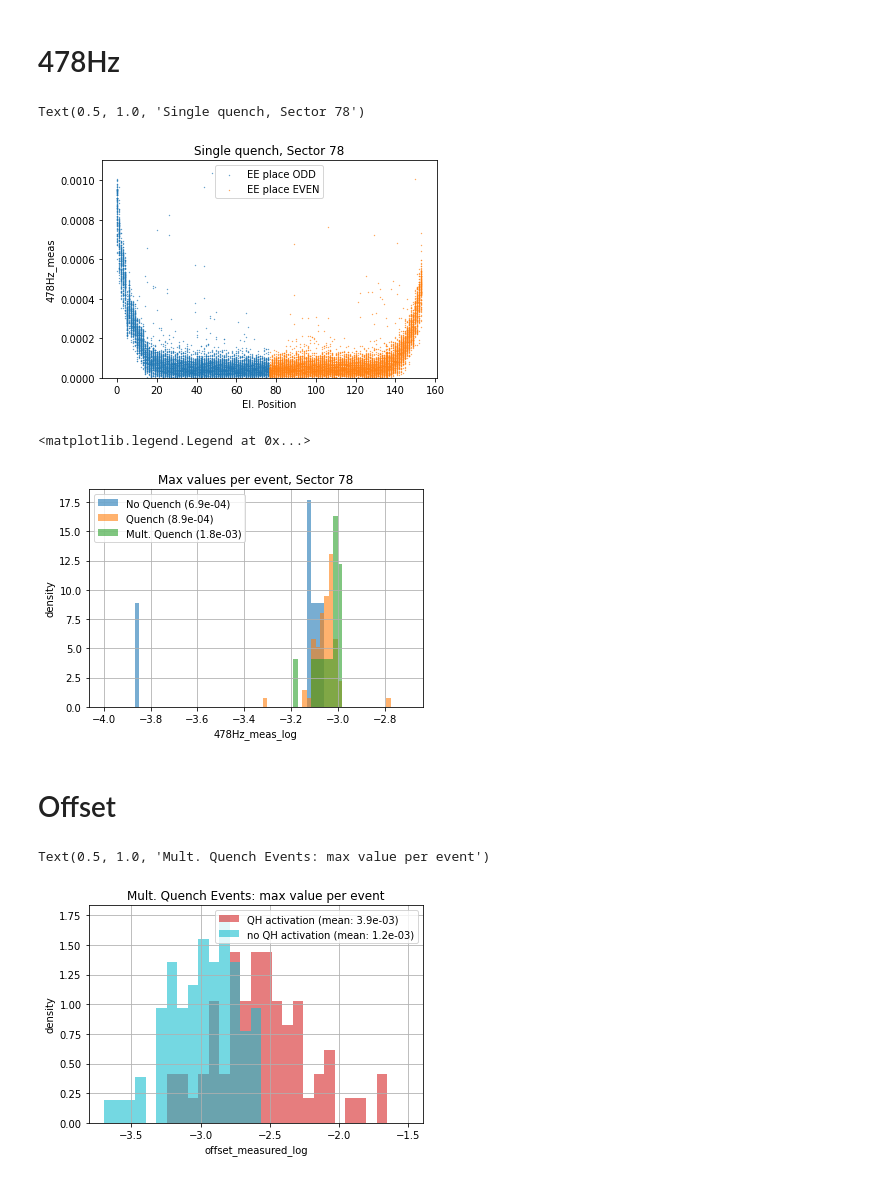
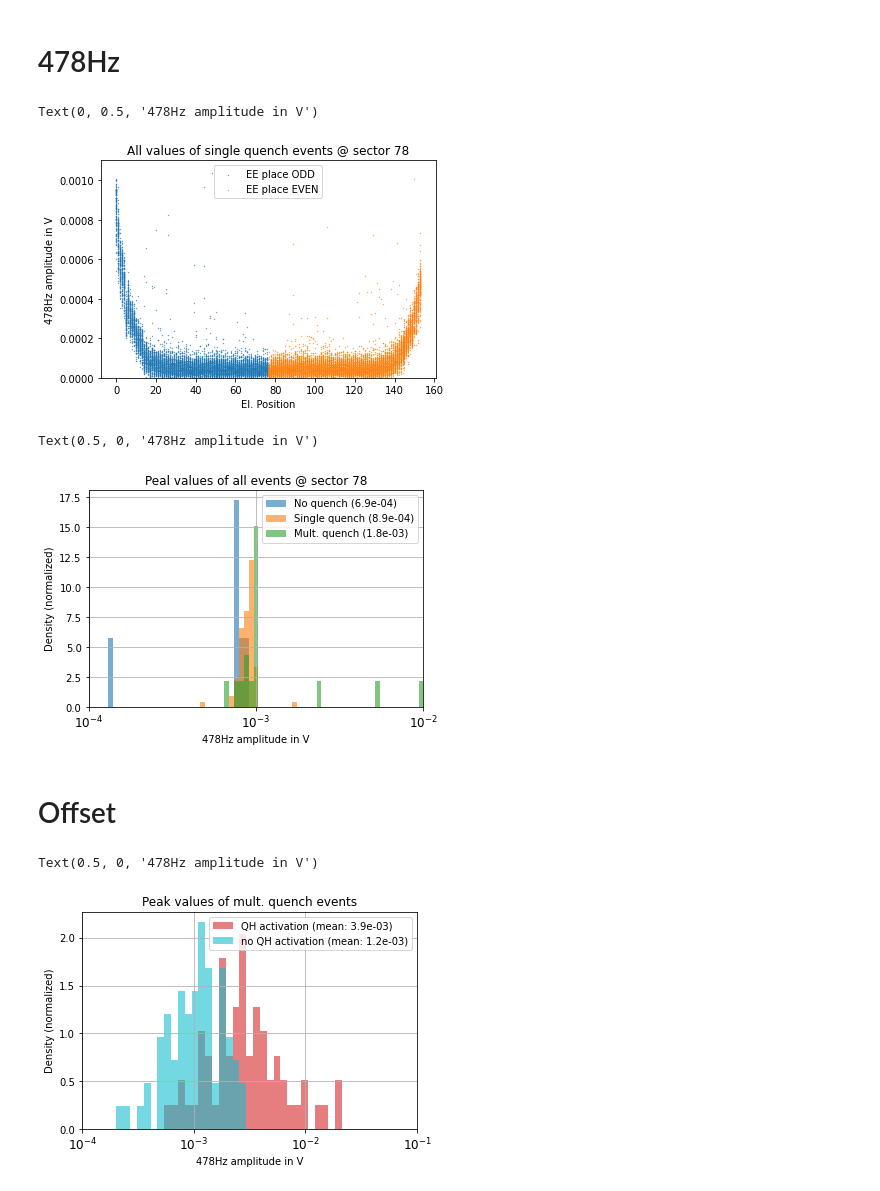
Before and after one commit to cobermai/lhc_anomaly_detection, a Jupyter notebook: notebooks/RB_FPA_FFT_NMF_component_correlation_V2.ipynb, the cells around one changed output. Cells and saved outputs as stored; diff of their text form; code cells hidden in the pictures.

```diff
--- a/notebooks/RB_FPA_FFT_NMF_component_correlation_V2.ipynb
+++ b/notebooks/RB_FPA_FFT_NMF_component_correlation_V2.ipynb
@@ -614,10 +704,11 @@ df_to_corr[df_to_corr['EE place_ODD']==0].plot.scatter(ax= ax, x="El. Position",
 
 plt.ylim((0,1.1e-3))
 
-plt.title("Single quench, Sector 78")
+plt.title("All values of single quench events @ sector 78")
+plt.ylabel("478Hz amplitude in V")
 # %% [output]
-Text(0.5, 1.0, 'Single quench, Sector 78')
+Text(0, 0.5, '478Hz amplitude in V')
-[figure, old version]
+[figure, new version]
 # %%
 column = "478Hz_meas"
 
@@ -632,38 +723,57 @@ df_q = df[(df["no_sec_q"]==1) & (df["is_snapshot"]==0)& circuit_bool& (df["Phys.
 df_mult_q = df[(df["no_sec_q"]==0) & (df["is_snapshot"]==0)& circuit_bool& (df["Phys. Dist. to Quench"] > 1) ].groupby("fpa_identifier")[column].max()
 
 fig, ax = plt.subplots()
-df_no_q_log.hist(ax=ax, bins=np.linspace(-4, -2.7,70), alpha=0.6, density =True, label=f"No Quench ({df_no_q.mean():.1e})")
-df_q_log.hist(ax=ax, bins=np.linspace(-4, -2.7,70), alpha=0.6, density =True, label=f"Quench ({df_q.mean():.1e})")
-df_mult_q_log.hist(ax=ax, bins=np.linspace(-4, -2.7,70), alpha=0.6, density =True, label=f"Mult. Quench ({df_mult_q.mean():.1e})")
+df_no_q_log.hist(ax=ax, bins=np.linspace(-4, -2,70), alpha=0.6, density =True, label=f"No quench ({df_no_q.mean():.1e})")
+df_q_log.hist(ax=ax, bins=np.linspace(-4, -2,70), alpha=0.6, density =True, label=f"Single quench ({df_q.mean():.1e})")
+df_mult_q_log.hist(ax=ax, bins=np.linspace(-4, -2,70), alpha=0.6, density =True, label=f"Mult. quench ({df_mult_q.mean():.1e})")
 
-plt.title("Max values per event, Sector 78")
+plt.title("Peal values of all events @ sector 78")
 
-plt.ylabel("density")
 plt.xlabel(column+"_log")
 plt.legend()
+
+xlim =-4, -2
+ax.set_xlim(xlim)
+
+xticks = np.arange(xlim[0], xlim[1]+1)
+ax.set_xticks(xticks)
+ax.set_xticklabels([f"$10^{{{n}}}$" for n in xticks], fontsize="large")
+
+plt.ylabel("Density (normalized)")
+plt.xlabel("478Hz amplitude in V")
 # %% [output]
-<matplotlib.legend.Legend at 0x...>
+Text(0.5, 0, '478Hz amplitude in V')
-[figure, old version]
+[figure, new version]
 # %% [markdown]
 # Offset
 # %%
+fig, ax = plt.subplots()
 df_mult_q_log = df[(df["1EE"]==1) &(df["no_sec_q"]==0) & (df["is_snapshot"]==0)&(df["D_open_1EE"]==0)].groupby("fpa_identifier")["offset_measured_log"].max()
 df_qh_log = df[(df["1EE"]==1) &(df["no_sec_q"]==0) & (df["is_snapshot"]==0)&(df["D_open_1EE"]==1)].groupby("fpa_identifier")["offset_measured_log"].max()
 
 df_mult_q = df[(df["1EE"]==1) &(df["no_sec_q"]==0) &(df["no_sec_q"]==0) & (df["is_snapshot"]==0)&(df["D_open_1EE"]==0)].groupby("fpa_identifier")["offset_measured"].max()
 df_qh = df[(df["1EE"]==1) &(df["no_sec_q"]==0) & (df["is_snapshot"]==0)&(df["D_open_1EE"]==1)].groupby("fpa_identifier")["offset_measured"].max()
 
-df_qh_log.hist(bins=np.linspace(-3.7, -1.5,30), alpha=0.6, density =True, label=f"QH activation (mean: {df_qh.mean():.1e})",color=default_colors[3])
-df_mult_q_log.hist(bins=np.linspace(-3.7, -1.5,30), alpha=0.6, density =True, label=f"no QH activation (mean: {df_mult_q.mean():.1e})",color=default_colors[9])
+df_qh_log.hist(ax=ax, bins=np.linspace(-4, -1 ,50), alpha=0.6, density =True, label=f"QH activation (mean: {df_qh.mean():.1e})",color=default_colors[3])
+df_mult_q_log.hist(ax=ax,  bins=np.linspace(-4, -1,50), alpha=0.6, density =True, label=f"no QH activation (mean: {df_mult_q.mean():.1e})",color=default_colors[9])
 
 plt.legend()
-plt.ylabel("density")
 plt.xlabel("offset_measured_log")
-plt.title("Mult. Quench Events: max value per event")
+plt.title("Peak values of mult. quench events")
 #plt.yscale("log")
+
+xlim =-4, -1
+ax.set_xlim(xlim)
+
+xticks = np.arange(xlim[0], xlim[1]+1)
+ax.set_xticks(xticks)
+ax.set_xticklabels([f"$10^{{{n}}}$" for n in xticks], fontsize="large")
+
+plt.ylabel("Density (normalized)")
+plt.xlabel("478Hz amplitude in V")
 # %% [output]
-Text(0.5, 1.0, 'Mult. Quench Events: max value per event')
+Text(0.5, 0, '478Hz amplitude in V')
-[figure, old version]
+[figure, new version]
 # %%
 fig, ax = plt.subplots()
 
```
Also changed, not shown: parts of 64 cells of this notebook, 24 other files.
